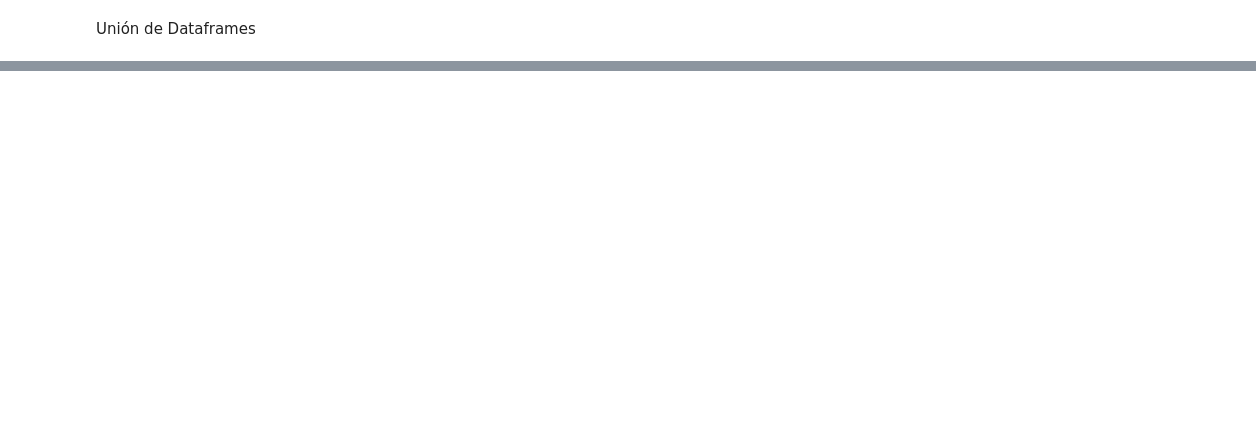
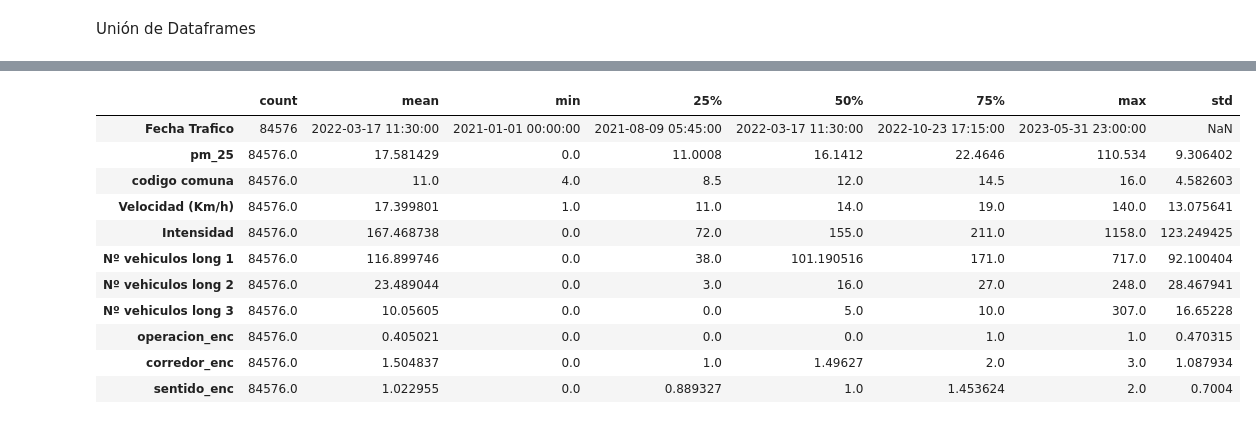
Before and after one commit to Matu10100/AirQuality_Prediction, a Jupyter notebook: Programacion/Unificar_Dataset_&_EDA.ipynb, the cells around one changed output, grey strips where cells are left out. Saved outputs shown, nothing was run; the diff lists cells and outputs as text; code cells hidden in the pictures; blank space fills up the shorter version.

```diff
--- a/Programacion/Unificar_Dataset_&_EDA.ipynb
+++ b/Programacion/Unificar_Dataset_&_EDA.ipynb
@@ -189,3 +239,18 @@ memory usage: 742.8 MB
+# %%
+df_joined.describe().T
+# %% [output]
+|  | count | mean | min | 25% | 50% | 75% | max | std |
+| Fecha Trafico | 84576 | 2022-03-17 11:30:00 | 2021-01-01 00:00:00 | 2021-08-09 05:45:00 | 2022-03-17 11:30:00 | 2022-10-23 17:15:00 | 2023-05-31 23:00:00 | NaN |
+| pm_25 | 84576.0 | 17.581429 | 0.0 | 11.0008 | 16.1412 | 22.4646 | 110.534 | 9.306402 |
+| codigo comuna | 84576.0 | 11.0 | 4.0 | 8.5 | 12.0 | 14.5 | 16.0 | 4.582603 |
+| Velocidad (Km/h) | 84576.0 | 17.399801 | 1.0 | 11.0 | 14.0 | 19.0 | 140.0 | 13.075641 |
+| Intensidad | 84576.0 | 167.468738 | 0.0 | 72.0 | 155.0 | 211.0 | 1158.0 | 123.249425 |
+| Nº vehiculos long 1 | 84576.0 | 116.899746 | 0.0 | 38.0 | 101.190516 | 171.0 | 717.0 | 92.100404 |
+| Nº vehiculos long 2 | 84576.0 | 23.489044 | 0.0 | 3.0 | 16.0 | 27.0 | 248.0 | 28.467941 |
+| Nº vehiculos long 3 | 84576.0 | 10.05605 | 0.0 | 0.0 | 5.0 | 10.0 | 307.0 | 16.65228 |
+| operacion_enc | 84576.0 | 0.405021 | 0.0 | 0.0 | 0.0 | 1.0 | 1.0 | 0.470315 |
+| corredor_enc | 84576.0 | 1.504837 | 0.0 | 1.0 | 1.49627 | 2.0 | 3.0 | 1.087934 |
+| sentido_enc | 84576.0 | 1.022955 | 0.0 | 0.889327 | 1.0 | 1.453624 | 2.0 | 0.7004 |
 # %%
 # Calcular la matriz de correlación
 correlation_matrix = df_joined.corr()
```
Also changed, not shown: parts of 27 cells of this notebook, 2 other files.
